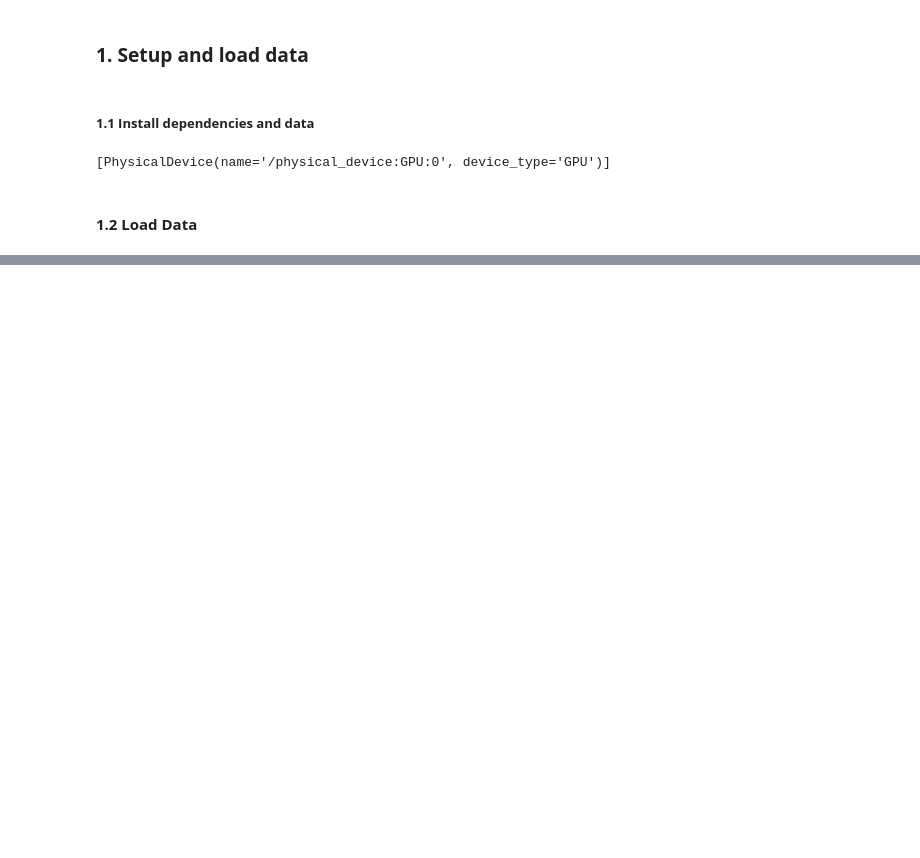
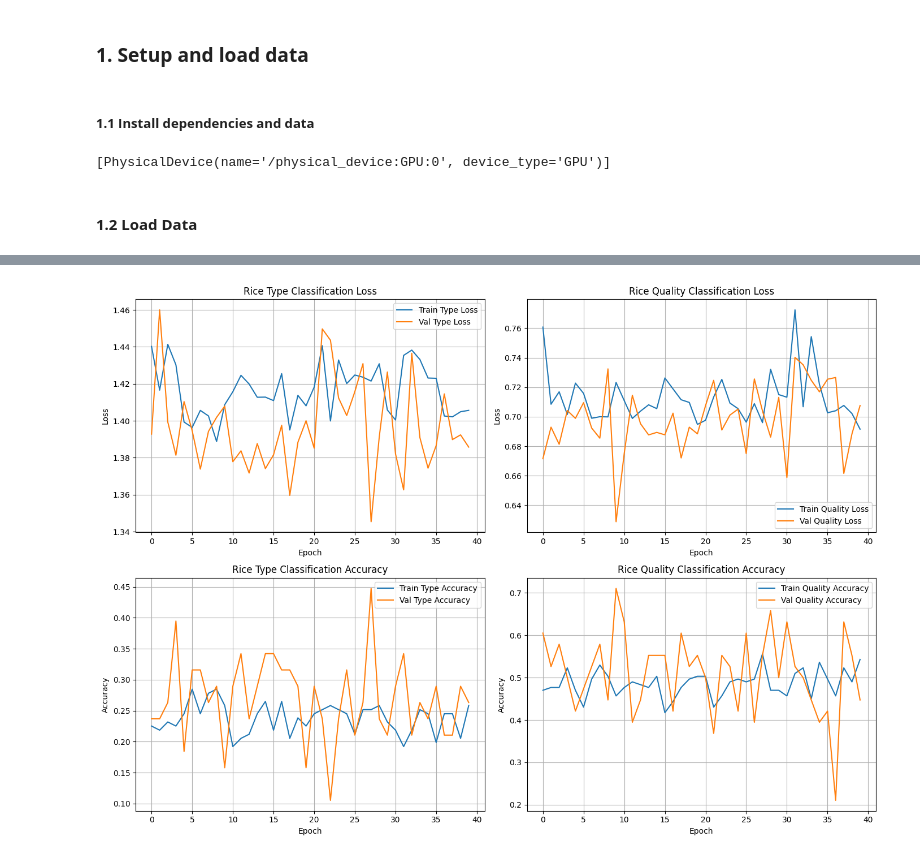
Before and after one commit to chanduka99/image_classifier_rice, a Jupyter notebook: rice_classifier.ipynb, the cells around one changed output, grey strips where cells are left out. Saved outputs shown, nothing was run; the diff lists cells and outputs as text; code cells hidden in the pictures; blank space fills up the shorter version.

Commit message:
train model and results

```diff
--- a/rice_classifier.ipynb
+++ b/rice_classifier.ipynb
@@ -32,7 +30,7 @@ Current working directory: E:\AKILA\RiceClassifcation
 # %%
 DATA_DIR = "Data"
 BATCH_SIZE = 8
-IMAGE_SIZE = (254,254)
+IMAGE_SIZE = (260, 260)
 ROOT_PATTERN = f"{DATA_DIR}/*/*/*.JPG"
 # %%
 # create dataset of file paths
@@ -116,0 +183,9 @@ dataset = (
+# %%
+model.compile(
+    optimizer=tf.keras.optimizers.Adam(1e-3),
+    loss={
+        "type": "sparse_categorical_crossentropy",
+        "quality": "sparse_categorical_crossentropy",
+    },
+    metrics=["accuracy"]
+)
@@ -116,0 +194,2 @@ dataset = (
+# %%
+history = model.fit(train_dataset, validation_data=val_dataset, epochs=40)
@@ -116,0 +216,75 @@ dataset = (
+# %%
+import matplotlib.pyplot as plt
+
+# Plot training history
+fig, axes = plt.subplots(2, 2, figsize=(14, 10))
+
+# Type loss
+axes[0, 0].plot(history.history['type_loss'], label='Train Type Loss')
+axes[0, 0].plot(history.history['val_type_loss'], label='Val Type Loss')
+axes[0, 0].set_title('Rice Type Classification Loss')
+axes[0, 0].set_xlabel('Epoch')
+axes[0, 0].set_ylabel('Loss')
+axes[0, 0].legend()
+axes[0, 0].grid(True)
+
+# Quality loss
+axes[0, 1].plot(history.history['quality_loss'], label='Train Quality Loss')
+axes[0, 1].plot(history.history['val_quality_loss'], label='Val Quality Loss')
+axes[0, 1].set_title('Rice Quality Classification Loss')
+axes[0, 1].set_xlabel('Epoch')
+axes[0, 1].set_ylabel('Loss')
+axes[0, 1].legend()
+axes[0, 1].grid(True)
+
+# Type accuracy
+axes[1, 0].plot(history.history['type_accuracy'], label='Train Type Accuracy')
+axes[1, 0].plot(history.history['val_type_accuracy'], label='Val Type Accuracy')
+axes[1, 0].set_title('Rice Type Classification Accuracy')
+axes[1, 0].set_xlabel('Epoch')
+axes[1, 0].set_ylabel('Accuracy')
+axes[1, 0].legend()
+axes[1, 0].grid(True)
+
+# Quality accuracy
+axes[1, 1].plot(history.history['quality_accuracy'], label='Train Quality Accuracy')
+axes[1, 1].plot(history.history['val_quality_accuracy'], label='Val Quality Accuracy')
+axes[1, 1].set_title('Rice Quality Classification Accuracy')
+axes[1, 1].set_xlabel('Epoch')
+axes[1, 1].set_ylabel('Accuracy')
+axes[1, 1].legend()
+axes[1, 1].grid(True)
+
+plt.tight_layout()
+plt.show()
+
+# Print summary statistics
+print("\n" + "="*60)
+print("TRAINING ANALYSIS SUMMARY")
+print("="*60)
+print(f"\nFinal Training Metrics:")
+print(f"  Type Loss: {history.history['type_loss'][-1]:.4f}")
+print(f"  Type Accuracy: {history.history['type_accuracy'][-1]:.4f}")
+print(f"  Quality Loss: {history.history['quality_loss'][-1]:.4f}")
+print(f"  Quality Accuracy: {history.history['quality_accuracy'][-1]:.4f}")
+
+print(f"\nFinal Validation Metrics:")
+print(f"  Type Loss: {history.history['val_type_loss'][-1]:.4f}")
+print(f"  Type Accuracy: {history.history['val_type_accuracy'][-1]:.4f}")
+print(f"  Quality Loss: {history.history['val_quality_loss'][-1]:.4f}")
+print(f"  Quality Accuracy: {history.history['val_quality_accuracy'][-1]:.4f}")
+
+print(f"\nOverfitting Analysis:")
+type_loss_diff = history.history['val_type_loss'][-1] - history.history['type_loss'][-1]
+quality_loss_diff = history.history['val_quality_loss'][-1] - history.history['quality_loss'][-1]
+print(f"  Type Loss Difference (Val - Train): {type_loss_diff:.4f}")
+print(f"  Quality Loss Difference (Val - Train): {quality_loss_diff:.4f}")
+
+if type_loss_diff > 0.1 or quality_loss_diff > 0.1:
+    print("  ⚠️  Possible overfitting detected")
+else:
+    print("  ✓ Good generalization")
+
+print("="*60)
+# %% [output]
+[figure, added]
```
Also changed, not shown: parts of 10 cells of this notebook, 1 other file.
